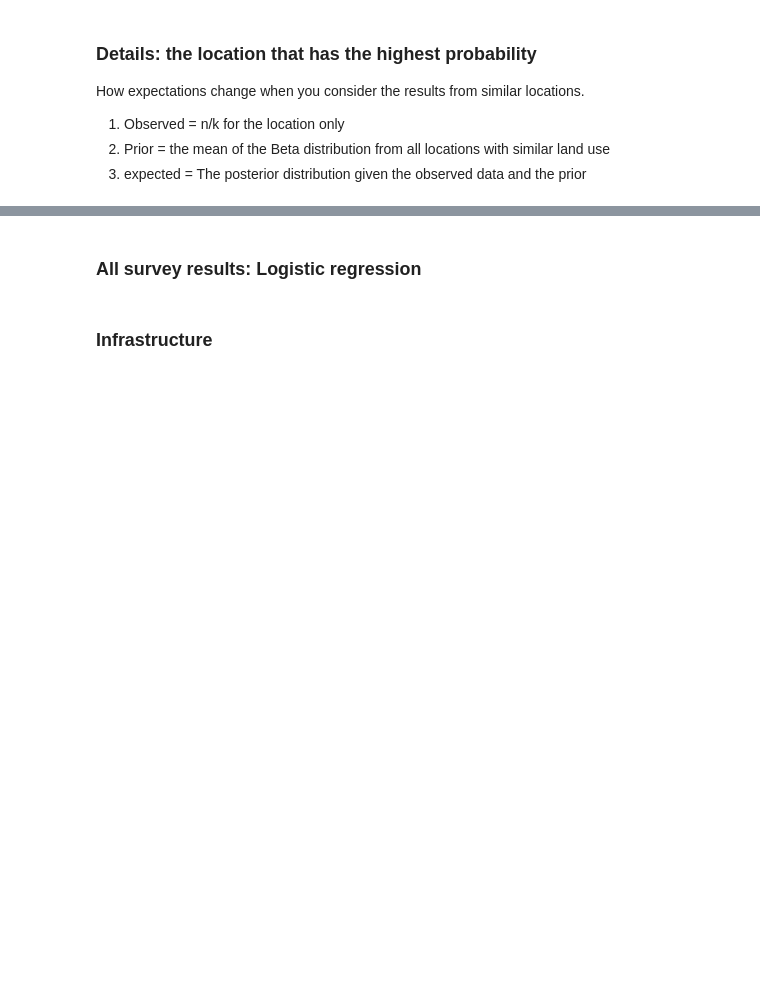
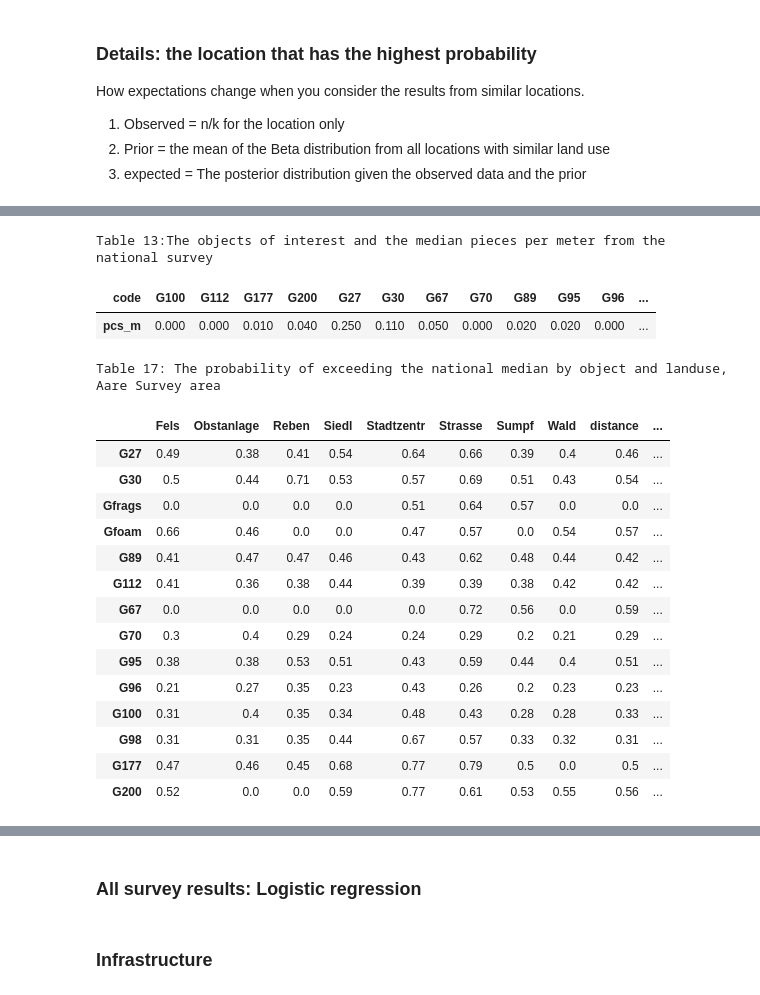
Before and after one commit to hammerdirt-analyst/landuse, a Jupyter notebook: docs/_sources/probability.ipynb, the cells around one changed output, grey strips where cells are left out. Saved outputs shown, nothing was run; the diff lists cells and outputs as text; code cells hidden in the pictures; blank space fills up the shorter version.

```diff
--- a/docs/_sources/probability.ipynb
+++ b/docs/_sources/probability.ipynb
@@ -1424,0 +1811,76 @@ sns.scatterplot(data=data, x="binned", y="p", hue="use")
+# %%
+tholds
+# %% [output]
+Table 13:The objects of interest and the median pieces per meter from the national survey
+| code | G100 | G112 | G177 | G200 | G27 | G30 | G67 | G70 | G89 | G95 | G96 | ... |
+| pcs_m | 0.000 | 0.000 | 0.010 | 0.040 | 0.250 | 0.110 | 0.050 | 0.000 | 0.020 | 0.020 | 0.000 | ... |
+# %%
+def land_use_effects_for_binmap(sa, survey_area):
+
+    results = []
+    for u in sa:
+        lu = u[survey_area]
+        st = lu.tested.copy()
+        locations = lu.locations
+        lusea = lu.land_use_tested
+        binmap = lusea[lusea.location.isin(locations)][["location","use", "binned", "scaled","k", "n"]].set_index("location", drop=True)
+        Ks = st["k"]
+        Ns = st["n"]
+        binmap["o-k"] = binmap.index.map(lambda x: Ks.loc[x])
+        binmap["o-n"] = binmap.index.map(lambda x: Ns.loc[x])
+        efs =collect_land_use_distributions(binmap)
+        results.append({lu.code:efs})
+
+    return results
+survey_area = 'aare'
+luse_s = land_use_effects_for_binmap(sa, survey_area)
+x = survey_area_summary(sa, "aare")
+aar_s = pd.DataFrame(index=x.keys(), data=x.values(), columns=["aare"])
+
+dfs_lu = [pd.DataFrame(x) for x in luse_s]
+pd.DataFrame(luse_s[0])
+adf = pd.concat(dfs_lu, axis=1)
+adf = adf.T
+adf = pd.concat([adf, aar_s], axis=1)
+def remove_neg(x):
+    if x < 0:
+        new_x = round(x, 2)
+        new_x = str(new_x)[1:]
+    else:
+        new_x = round(x, 2)
+    return new_x
+
+# def style_negative(v, props=''):
+#     return props if v < 0 else None
+def style_exceed(v, props=''):
+    return props if abs(v) >= 0.5 else None
+
+cell_borders = abs(adf) >= 0.5
+cell_borders = cell_borders.astype(str)
+caption = "<b>Table 17:</b> The probability of exceeding the national median by object and landuse, Aare Survey area"
+adfx = adf.style.format(remove_neg, precision=2).background_gradient(vmin=-1, vmax=1, cmap='coolwarm')
+table_caption = {'selector': 'caption', 'props': 'font-size: 14px; font-style: italic; caption-side: bottom; text-align: left; margin-top: 10px'}
+adfx.set_table_styles([
+    {'selector': '.True', 'props': 'color:white; border: 2px solid white;'},
+    {'selector': '.False', 'props': 'color:gray;'},
+    table_caption,
+
+                      ],overwrite=False)
+adfx.set_td_classes(cell_borders).set_caption(caption)
+# %% [output]
+Table 17: The probability of exceeding the national median by object and landuse, Aare Survey area
+|  | Fels | Obstanlage | Reben | Siedl | Stadtzentr | Strasse | Sumpf | Wald | distance | ... |
+| G27 | 0.49 | 0.38 | 0.41 | 0.54 | 0.64 | 0.66 | 0.39 | 0.4 | 0.46 | ... |
+| G30 | 0.5 | 0.44 | 0.71 | 0.53 | 0.57 | 0.69 | 0.51 | 0.43 | 0.54 | ... |
+| Gfrags | 0.0 | 0.0 | 0.0 | 0.0 | 0.51 | 0.64 | 0.57 | 0.0 | 0.0 | ... |
+| Gfoam | 0.66 | 0.46 | 0.0 | 0.0 | 0.47 | 0.57 | 0.0 | 0.54 | 0.57 | ... |
+| G89 | 0.41 | 0.47 | 0.47 | 0.46 | 0.43 | 0.62 | 0.48 | 0.44 | 0.42 | ... |
+| G112 | 0.41 | 0.36 | 0.38 | 0.44 | 0.39 | 0.39 | 0.38 | 0.42 | 0.42 | ... |
+| G67 | 0.0 | 0.0 | 0.0 | 0.0 | 0.0 | 0.72 | 0.56 | 0.0 | 0.59 | ... |
+| G70 | 0.3 | 0.4 | 0.29 | 0.24 | 0.24 | 0.29 | 0.2 | 0.21 | 0.29 | ... |
+| G95 | 0.38 | 0.38 | 0.53 | 0.51 | 0.43 | 0.59 | 0.44 | 0.4 | 0.51 | ... |
+| G96 | 0.21 | 0.27 | 0.35 | 0.23 | 0.43 | 0.26 | 0.2 | 0.23 | 0.23 | ... |
+| G100 | 0.31 | 0.4 | 0.35 | 0.34 | 0.48 | 0.43 | 0.28 | 0.28 | 0.33 | ... |
+| G98 | 0.31 | 0.31 | 0.35 | 0.44 | 0.67 | 0.57 | 0.33 | 0.32 | 0.31 | ... |
+| G177 | 0.47 | 0.46 | 0.45 | 0.68 | 0.77 | 0.79 | 0.5 | 0.0 | 0.5 | ... |
+| G200 | 0.52 | 0.0 | 0.0 | 0.59 | 0.77 | 0.61 | 0.53 | 0.55 | 0.56 | ... |
```
Also changed, not shown: parts of 82 cells of this notebook, 59 other files.
